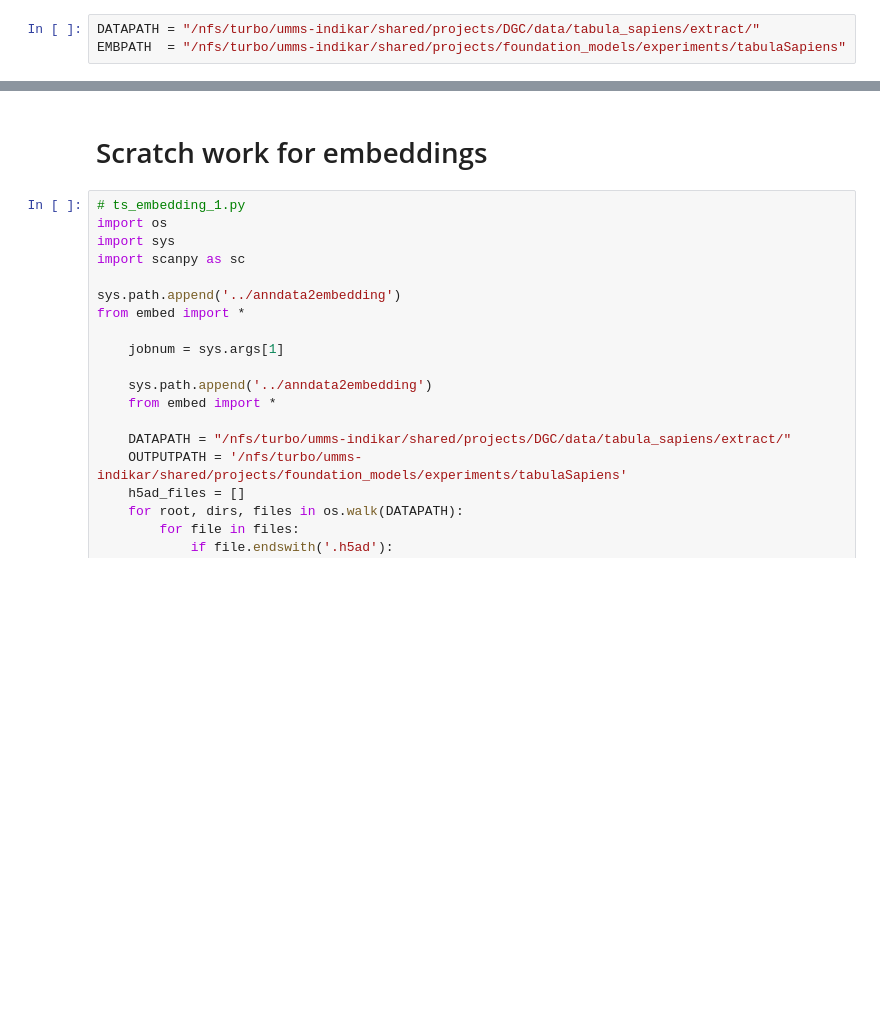
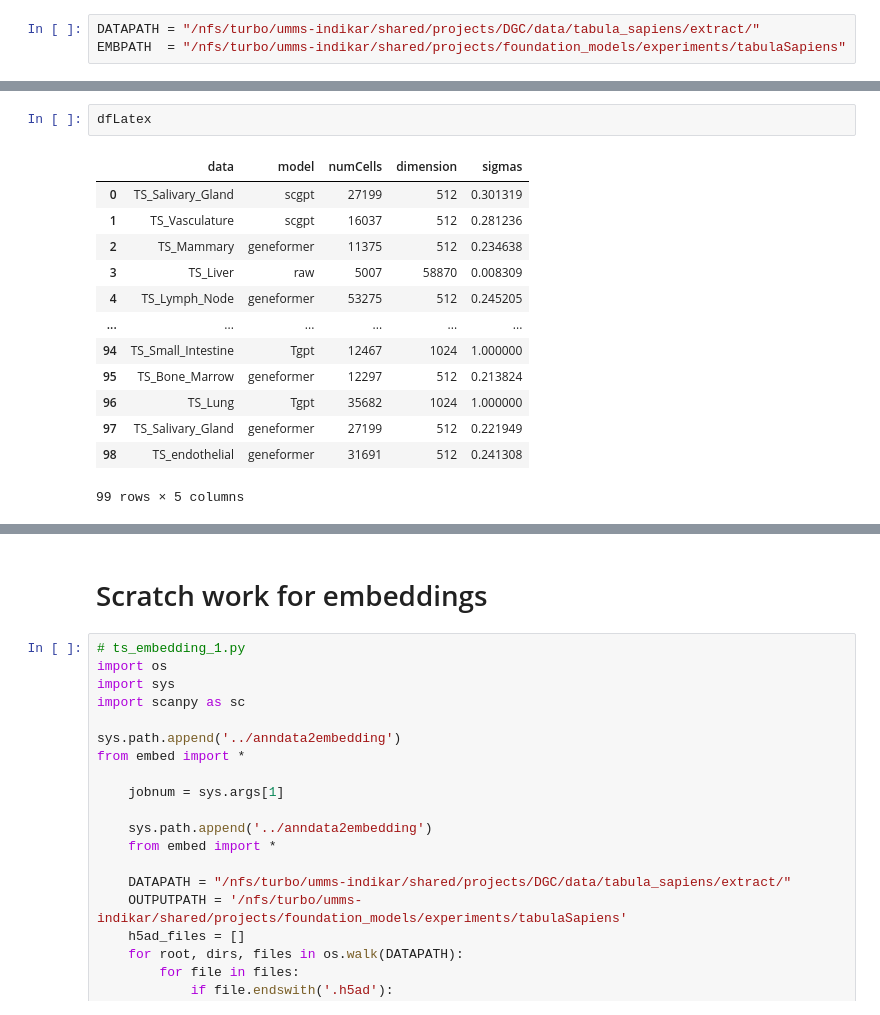
Before and after one commit to Jpickard1/scFoundationModels, a Jupyter notebook: notebooks/datasets/TS_embeddings.ipynb, the cells around one changed output, grey strips where cells are left out. Drawn from its saved outputs; the diff is of its cells as text; blank space fills up the shorter version.

```diff
--- a/notebooks/datasets/TS_embeddings.ipynb
+++ b/notebooks/datasets/TS_embeddings.ipynb
@@ -42,0 +272,16 @@ for file in h5ad_files:
+# %%
+dfLatex
+# %% [output]
+|  | data | model | numCells | dimension | sigmas |
+| 0 | TS_Salivary_Gland | scgpt | 27199 | 512 | 0.301319 |
+| 1 | TS_Vasculature | scgpt | 16037 | 512 | 0.281236 |
+| 2 | TS_Mammary | geneformer | 11375 | 512 | 0.234638 |
+| 3 | TS_Liver | raw | 5007 | 58870 | 0.008309 |
+| 4 | TS_Lymph_Node | geneformer | 53275 | 512 | 0.245205 |
+| ... | ... | ... | ... | ... | ... |
+| 94 | TS_Small_Intestine | Tgpt | 12467 | 1024 | 1.000000 |
+| 95 | TS_Bone_Marrow | geneformer | 12297 | 512 | 0.213824 |
+| 96 | TS_Lung | Tgpt | 35682 | 1024 | 1.000000 |
+| 97 | TS_Salivary_Gland | geneformer | 27199 | 512 | 0.221949 |
+| 98 | TS_endothelial | geneformer | 31691 | 512 | 0.241308 |
+99 rows × 5 columns
```
Also changed, not shown: parts of 18 cells of this notebook, 8 other files.
